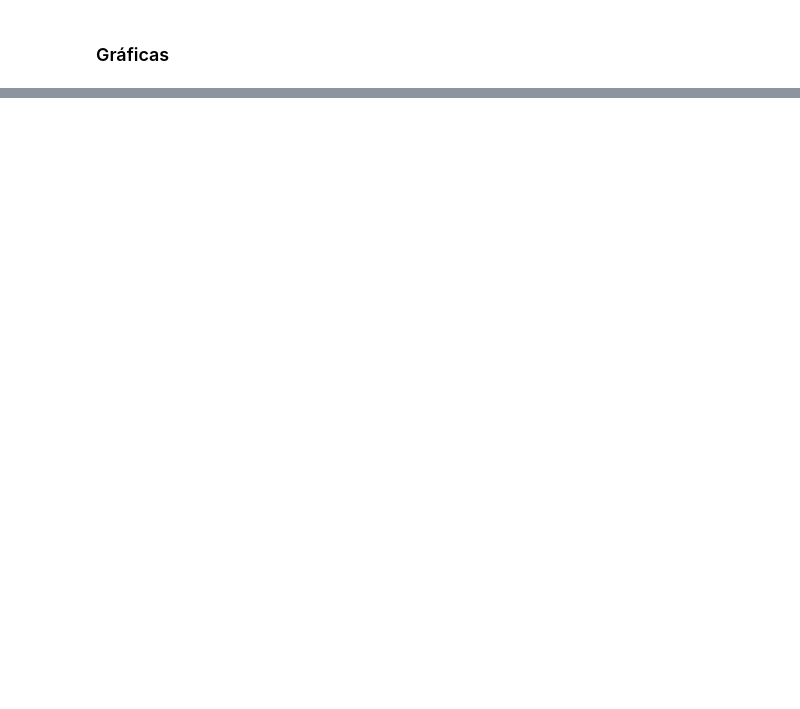
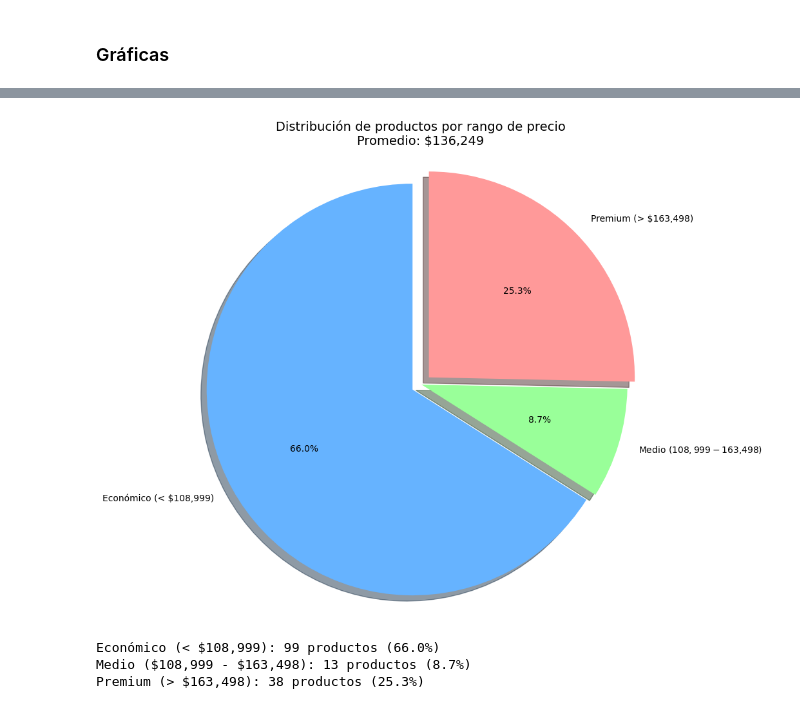
Before and after one commit to EngJuanSER/ScrappingML, a Jupyter notebook: Scrapping.ipynb, the cells around one changed output, grey strips where cells are left out. Drawn from its saved outputs; the diff is of its cells as text; code cells hidden in the pictures; blank space fills up the shorter version.

```diff
--- a/Scrapping.ipynb
+++ b/Scrapping.ipynb
@@ -240,0 +421,72 @@ plt.show()
+# %%
+try:
+    # Asegurar que tenemos la columna de precio limpia
+    if 'price_clean' not in df.columns:
+        df['price_clean'] = df['price'].str.replace('[$.]', '', regex=True).str.replace(',', '.').astype(float)
+
+    # Calcular estadísticas de precio
+    precio_promedio = df['price_clean'].mean()
+    desviacion = df['price_clean'].std()
+
+    # Definir categorías de precio según el promedio
+    umbral_bajo = precio_promedio * 0.8
+    umbral_alto = precio_promedio * 1.2
+
+    # Etiquetas con rangos reales de precios
+    etiquetas = [
+        f"Económico (< ${umbral_bajo:,.0f})",
+        f"Medio (${umbral_bajo:,.0f} - ${umbral_alto:,.0f})",
+        f"Premium (> ${umbral_alto:,.0f})"
+    ]
+
+    # Clasificar productos
+    valores = [
+        df[df['price_clean'] < umbral_bajo].shape[0],
+        df[(df['price_clean'] >= umbral_bajo) & (df['price_clean'] <= umbral_alto)].shape[0],
+        df[df['price_clean'] > umbral_alto].shape[0]
+    ]
+
+    # Crear gráfico de torta
+    plt.figure(figsize=(10, 8))
+    plt.pie(
+        valores,
+        labels=etiquetas,
+        autopct='%1.1f%%',  # Mantenemos porcentajes como información adicional
+        startangle=90,
+        shadow=True,
+        explode=[0.05, 0, 0.05],
+        colors=['#66b3ff', '#99ff99', '#ff9999']
+    )
+    plt.title(f'Distribución de productos por rango de precio\nPromedio: ${precio_promedio:,.0f}', fontsize=14)
+    plt.axis('equal')
+    plt.tight_layout()
+    plt.show()
+
+    # Mostrar tabla con rangos y conteo
+    for i, etiqueta in enumerate(etiquetas):
+        cantidad = valores[i]
+        print(f"{etiqueta}: {cantidad} productos ({cantidad/df.shape[0]*100:.1f}%)")
+
+except Exception as e:
+    print(f"Error al analizar precios: {e}")
+    # Mostrar gráfico de ejemplo en caso de error
+    plt.figure(figsize=(10, 8))
+    example_data = {'< $100,000': 25, '$100,000 - $150,000': 15, '> $150,000': 10}
+    plt.pie(
+        example_data.values(),
+        labels=example_data.keys(),
+        autopct='%1.1f%%',
+        startangle=90,
+        shadow=True,
+        explode=[0.05, 0, 0.05],
+        colors=['#66b3ff', '#99ff99', '#ff9999']
+    )
+    plt.title('Distribución de productos por rango de precio (DATOS DE EJEMPLO)', fontsize=14)
+    plt.axis('equal')
+    plt.tight_layout()
+    plt.show()
+# %% [output]
+[figure, added]
+Económico (< $108,999): 99 productos (66.0%)
+Medio ($108,999 - $163,498): 13 productos (8.7%)
+Premium (> $163,498): 38 productos (25.3%)
```
Also changed, not shown: parts of 12 cells of this notebook.
